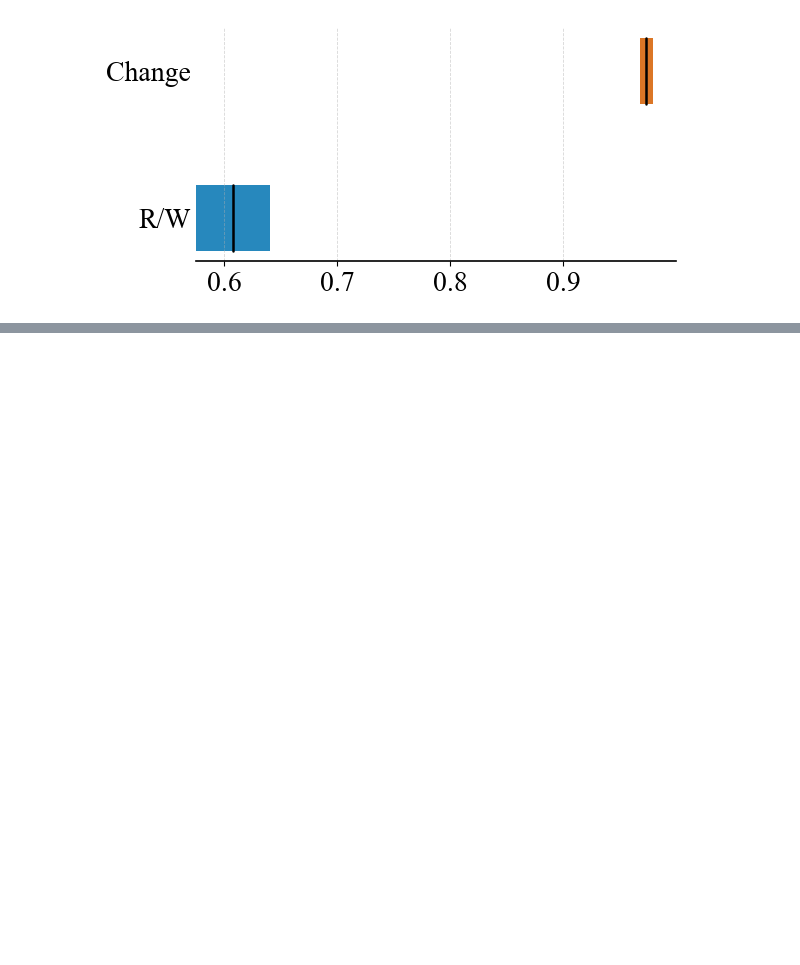
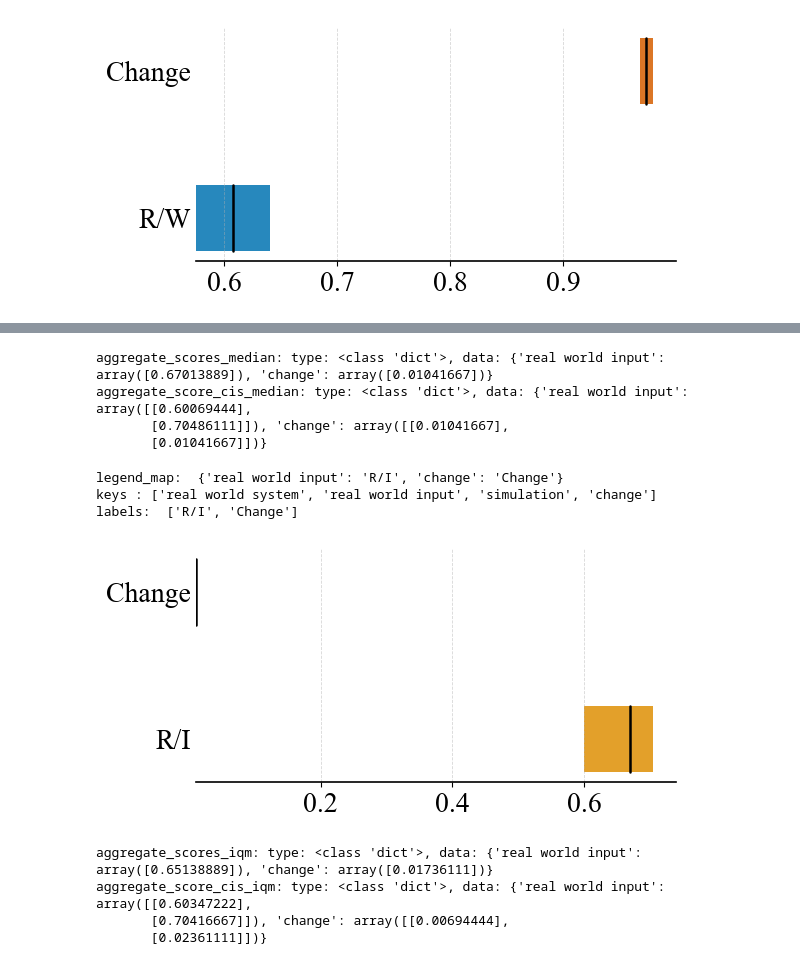
Before and after one commit to RongpingZhou/data_and_plot, a Jupyter notebook: plot.ipynb, the cells around one changed output, grey strips where cells are left out. Drawn from its saved outputs; the diff is of its cells as text; code cells hidden in the pictures; blank space fills up the shorter version.

```diff
--- a/plot.ipynb
+++ b/plot.ipynb
@@ -2289,0 +2413,11 @@ labels = ['0', '1', '2', '3', '4', '5', '6', '7', '8', '9', '10']
+# %%
+aggregate_scores = {
+    "real world input": np.array([0.67013889, 0.65138889, 0.69097222, 0.33489583]),
+    "change": np.array([0.01041667, 0.01736111, 0.01909722, 0.98090278])}
+aggregate_score_cis = {
+        "real world input": np.array([[0.60069444, 0.60347222, 0.64201389, 0.29513889],
+                                      [0.70486111, 0.70416667, 0.74271701, 0.37430556]]),
+        "change": np.array([[0.01041667, 0.00694444, 0.01180556, 0.97291667],
+                                [0.01041667, 0.02361111, 0.02708333, 0.98819444]])}
+print(f"aggregate_scores: type: {type(aggregate_scores)}, data: {aggregate_scores}")
+print(f"aggregate_scores: type: {type(aggregate_score_cis)}, data: {aggregate_score_cis}")
@@ -2289,0 +2429,43 @@ labels = ['0', '1', '2', '3', '4', '5', '6', '7', '8', '9', '10']
+# %%
+SYSTEM_ORDER = ['real world input', 'change']
+legend_map = {
+    "real world input": "R/I",
+    "change": "Change",
+}
+# %%
+aggregate_scores_median = {key: value[0:1] for key, value in aggregate_scores.items()}
+aggregate_score_cis_median = {key: value[:, 0:1]  for key, value in aggregate_score_cis.items()}
+
+print(f"aggregate_scores_median: type: {type(aggregate_scores_median)}, data: {aggregate_scores_median}")
+print(f"aggregate_score_cis_median: type: {type(aggregate_score_cis_median)}, data: {aggregate_score_cis_median}")
+# %% [output]
+aggregate_scores_median: type: <class 'dict'>, data: {'real world input': array([0.67013889]), 'change': array([0.01041667])}
+aggregate_score_cis_median: type: <class 'dict'>, data: {'real world input': array([[0.60069444],
+       [0.70486111]]), 'change': array([[0.01041667],
+       [0.01041667]])}
+# %%
+plot_existing_data_interval_estimates(
+    aggregate_scores_median,
+    aggregate_score_cis_median,
+    metric='Median',
+    system_order=SYSTEM_ORDER,
+    legend_map=legend_map,
+    figsize=(6, 3),
+    save_path='real_world_input_change_median',
+)
+# %% [output]
+legend_map:  {'real world input': 'R/I', 'change': 'Change'}
+keys : ['real world system', 'real world input', 'simulation', 'change']
+labels:  ['R/I', 'Change']
+[figure, added]
+# %%
+aggregate_scores_iqm = {key: value[1:2] for key, value in aggregate_scores.items()}
+aggregate_score_cis_iqm = {key: value[:, 1:2]  for key, value in aggregate_score_cis.items()}
+
+print(f"aggregate_scores_iqm: type: {type(aggregate_scores_iqm)}, data: {aggregate_scores_iqm}")
+print(f"aggregate_score_cis_iqm: type: {type(aggregate_score_cis_iqm)}, data: {aggregate_score_cis_iqm}")
+# %% [output]
+aggregate_scores_iqm: type: <class 'dict'>, data: {'real world input': array([0.65138889]), 'change': array([0.01736111])}
+aggregate_score_cis_iqm: type: <class 'dict'>, data: {'real world input': array([[0.60347222],
+       [0.70416667]]), 'change': array([[0.00694444],
+       [0.02361111]])}
```
Also changed, not shown: parts of 10 cells of this notebook, 33 other files.
